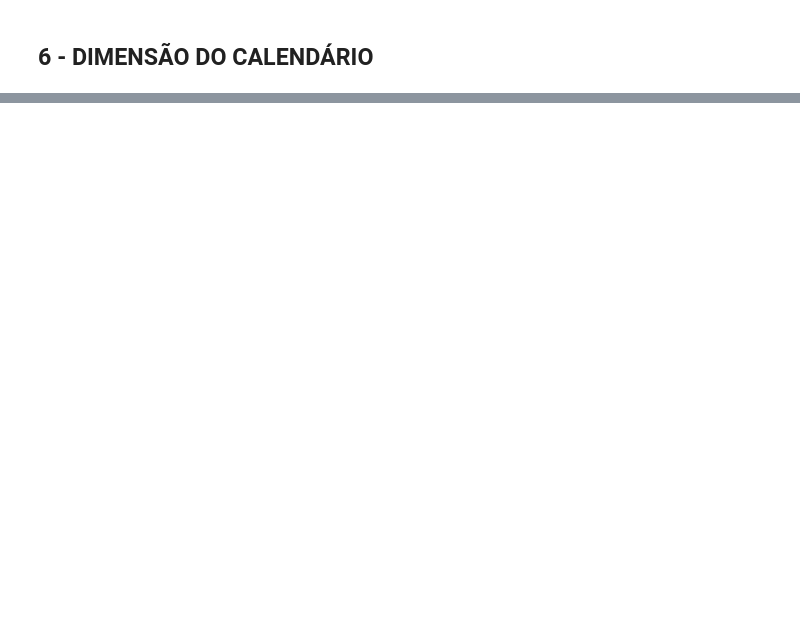
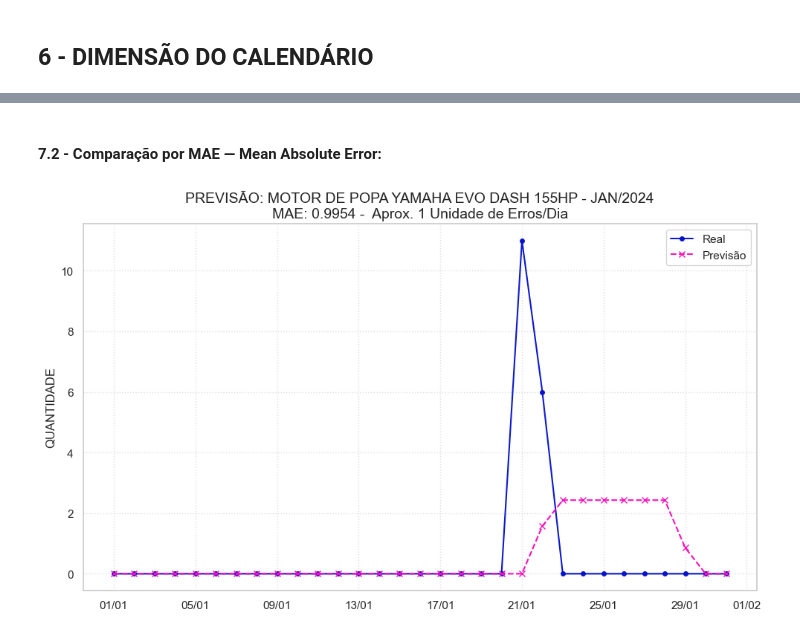
Before and after one commit to kevinkchaves/Desafio_Lighthouse, a Jupyter notebook: notebook/Relatorio.ipynb, the cells around one changed output, grey strips where cells are left out. Drawn from its saved outputs; the diff is of its cells as text; code cells hidden in the pictures; blank space fills up the shorter version.

```diff
--- a/notebook/Relatorio.ipynb
+++ b/notebook/Relatorio.ipynb
@@ -858,0 +973,37 @@ print(df_resultado)
+# %% [markdown]
+####  **7.2 - Comparação por MAE — Mean Absolute Error:**
+# %%
+# GERANDO O GRÁFICO DE COMPARAÇÃO ENTRE REAL E PREVISÃO
+plt.figure(figsize=(10, 6))
+
+plt.plot(teste['sale_date'], teste['qtd'],
+         label='Real',
+         color="#0411caf6",
+         marker='o',
+         markersize=4)
+
+plt.plot(teste['sale_date'], teste['previsao'],
+         label='Previsão',
+         color="#f712bd",
+         linestyle='--',
+         marker='x')
+
+ax = plt.gca()
+ax.xaxis.set_major_formatter(mdates.DateFormatter('%d/%m'))
+
+plt.xticks(rotation=45)
+plt.title(
+    f'PREVISÃO: {(PRODUTO_ALVO).upper()} - JAN/2024\nMAE: {mae:.4f} -  Aprox. {mae:.0f} Unidade de Erros/Dia', fontsize=14)
+plt.ylabel('QUANTIDADE', fontsize=12)
+plt.xlabel('')
+
+plt.xticks(rotation=0)
+plt.grid(True, linestyle=':', alpha=0.6)
+plt.legend()
+plt.tight_layout()
+
+# SALVANDO O GRÁFICO
+plt.savefig(os.path.join(PATH_PLOTS, 'grafico_previsao_jan2024_ID54.png'))
+plt.show()
+# %% [output]
+[figure, added]
```
Also changed, not shown: parts of 27 cells of this notebook, 9 other files.
